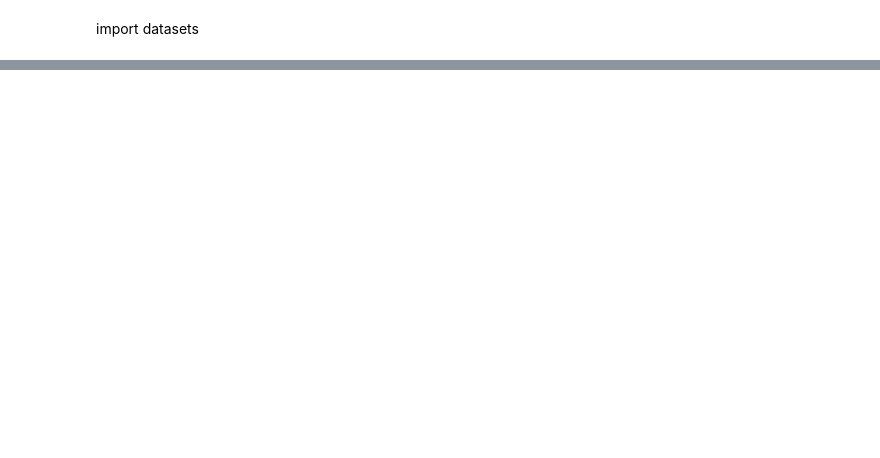
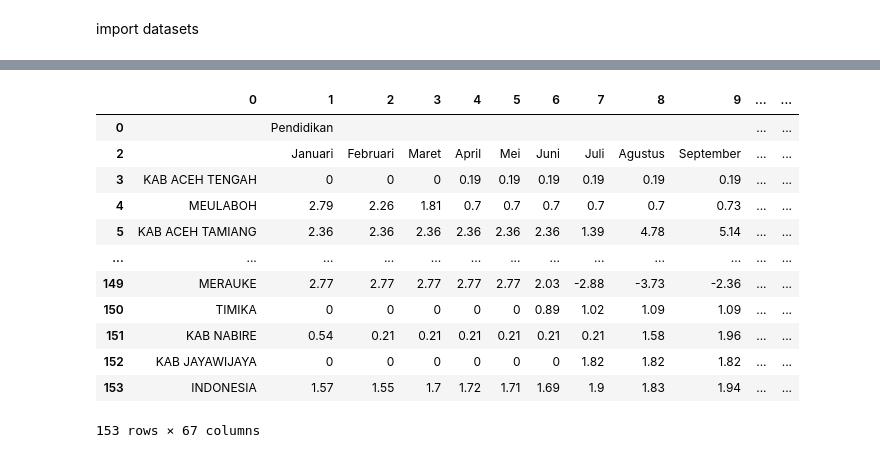
Before and after one commit to michaelvincentsebastian/Analysis-of-Annual-Education-Sector-Inflation-in-Indonesia, a Jupyter notebook: analysis/data-cleaning.ipynb, the cells around one changed output, grey strips where cells are left out. Cells and saved outputs as stored; diff of their text form; code cells hidden in the pictures; blank space fills up the shorter version.

```diff
--- a/analysis/data-cleaning.ipynb
+++ b/analysis/data-cleaning.ipynb
@@ -56,0 +55,16 @@ df25
+# %%
+df24
+# %% [output]
+|  | 0 | 1 | 2 | 3 | 4 | 5 | 6 | 7 | 8 | 9 | ... | ... |
+| 0 |  | Pendidikan |  |  |  |  |  |  |  |  | ... | ... |
+| 2 |  | Januari | Februari | Maret | April | Mei | Juni | Juli | Agustus | September | ... | ... |
+| 3 | KAB ACEH TENGAH | 0 | 0 | 0 | 0.19 | 0.19 | 0.19 | 0.19 | 0.19 | 0.19 | ... | ... |
+| 4 | MEULABOH | 2.79 | 2.26 | 1.81 | 0.7 | 0.7 | 0.7 | 0.7 | 0.7 | 0.73 | ... | ... |
+| 5 | KAB ACEH TAMIANG | 2.36 | 2.36 | 2.36 | 2.36 | 2.36 | 2.36 | 1.39 | 4.78 | 5.14 | ... | ... |
+| ... | ... | ... | ... | ... | ... | ... | ... | ... | ... | ... | ... | ... |
+| 149 | MERAUKE | 2.77 | 2.77 | 2.77 | 2.77 | 2.77 | 2.03 | -2.88 | -3.73 | -2.36 | ... | ... |
+| 150 | TIMIKA | 0 | 0 | 0 | 0 | 0 | 0.89 | 1.02 | 1.09 | 1.09 | ... | ... |
+| 151 | KAB NABIRE | 0.54 | 0.21 | 0.21 | 0.21 | 0.21 | 0.21 | 0.21 | 1.58 | 1.96 | ... | ... |
+| 152 | KAB JAYAWIJAYA | 0 | 0 | 0 | 0 | 0 | 0 | 1.82 | 1.82 | 1.82 | ... | ... |
+| 153 | INDONESIA | 1.57 | 1.55 | 1.7 | 1.72 | 1.71 | 1.69 | 1.9 | 1.83 | 1.94 | ... | ... |
+153 rows × 67 columns
```
Also changed, not shown: parts of 34 cells of this notebook, 2 other files.
